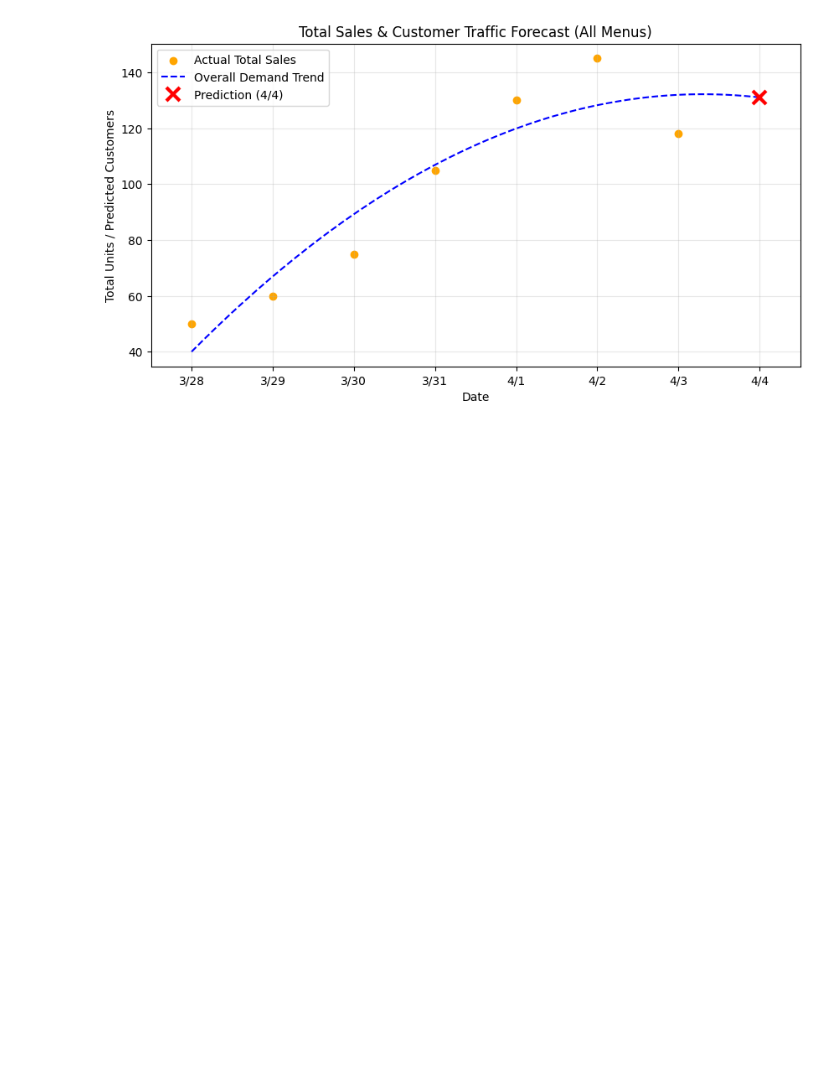
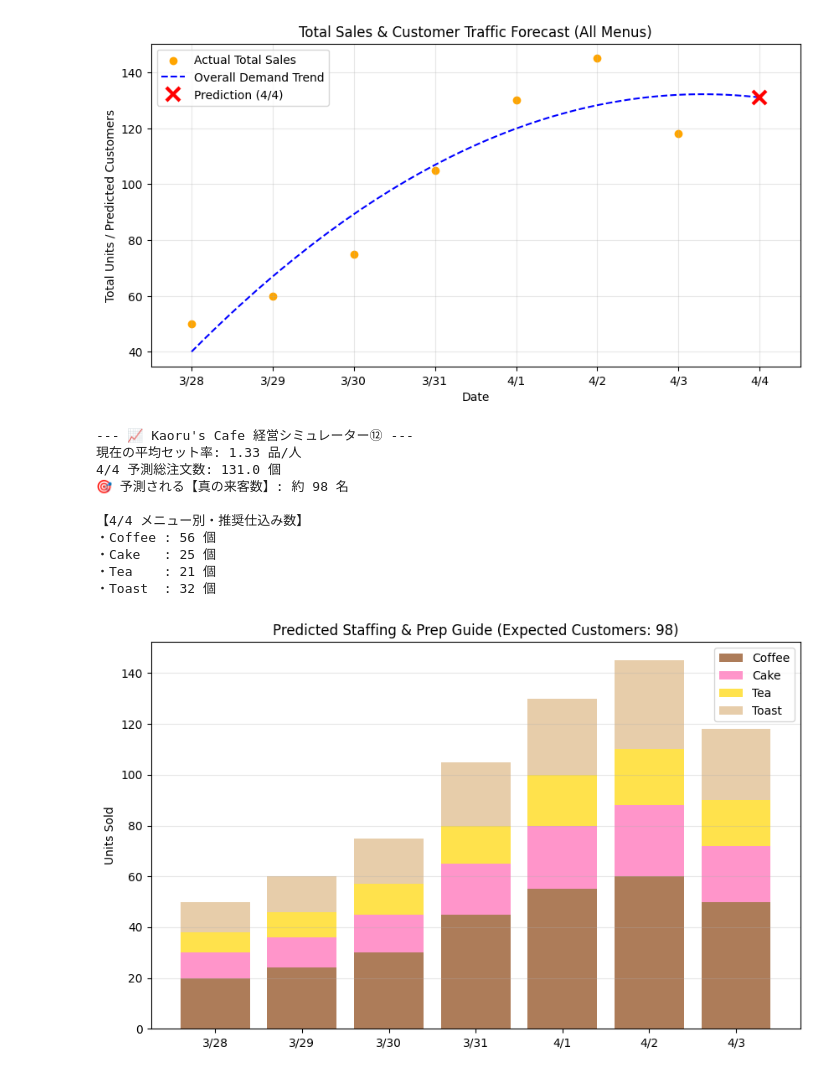
Before and after one commit to kaoru1018/cafe-forecast, a Jupyter notebook: Cafe経営レポート.ipynb, the cells around one changed output. Drawn from its saved outputs; the diff is of its cells as text; code cells hidden in the pictures; blank space fills up the shorter version.

```diff
--- a/Cafe経営レポート.ipynb
+++ b/Cafe経営レポート.ipynb
@@ -549,3 +548,82 @@ plt.show()
 4/4（8日目）の予測総注文数: 131.0 個
 予測される来店者数（1人1品の場合）: 約 130 名
 [figure]
+# %%
+#Kaoru's Cafe 経営レポート⑫
+
+import numpy as np
+import matplotlib.pyplot as plt
+
+# --- 1. データの準備（4つの全メニュー） ---
+sales_matrix = np.array([
+    [20, 10,  8, 12], # 3/28 (合計50)
+    [24, 12, 10, 14], # 3/29 (合計60)
+    [30, 15, 12, 18], # 3/30 (合計75)
+    [45, 20, 15, 25], # 3/31 (合計105)
+    [55, 25, 20, 30], # 4/1  (合計130)
+    [60, 28, 22, 35], # 4/2  (合計145)
+    [50, 22, 18, 28]  # 4/3  (合計118)
+])
+
+# 過去7日間の「来店者数（実測）」データがあったと仮定します
+# （注文数より少し少ない、リアルな数字です）
+actual_customers = np.array([38, 45, 58, 80, 95, 105, 90])
+
+menu_names = ['Coffee', 'Cake', 'Tea', 'Toast']
+days_labels = ['3/28', '3/29', '3/30', '3/31', '4/1', '4/2', '4/3', '4/4']
+x = np.arange(1, 8)
+
+# --- 2. 経営指標「セット率」の算出 ---
+# 過去7日間の (総注文数 ÷ 来客数) の平均を出します
+total_orders_history = np.sum(sales_matrix, axis=1)
+set_rates = total_orders_history / actual_customers
+avg_set_rate = np.mean(set_rates) # 平均セット率（例：1.35品/人）
+
+# --- 3. メニュー別の需要予測（2次関数） ---
+predictions = []
+for i in range(4):
+    params = np.polyfit(x, sales_matrix[:, i], 2)
+    func = np.poly1d(params)
+    predictions.append(func(8)) # 4/4の予測
+
+total_predicted_orders = sum(predictions)
+# セット率を使って「4/4の真の来客数」を予測
+predicted_customers = total_predicted_orders / avg_set_rate
+
+# --- 分析結果の表示 ---
+print(f"--- 📈 Kaoru's Cafe 経営シミュレーター⑫ ---")
+print(f"現在の平均セット率: {avg_set_rate:.2f} 品/人")
+print(f"4/4 予測総注文数: {total_predicted_orders:.1f} 個")
+print(f"🎯 予測される【真の来客数】: 約 {int(predicted_customers)} 名\n")
+
+print("【4/4 メニュー別・推奨仕込み数】")
+for name, count in zip(menu_names, predictions):
+    print(f"・{name:<7}: {int(np.ceil(count))} 個") # 切り上げ表示
+
+# --- 4. 視覚化（積み上げグラフで内訳を見せる） ---
+plt.figure(figsize=(10, 6))
+# 過去のデータを積み上げ棒グラフで表示
+bottom = np.zeros(7)
+colors = ['#8B4513', '#FF69B4', '#FFD700', '#DEB887'] # コーヒー, ケーキ, 紅茶, トーストの色イメージ
+
+for i in range(4):
+    plt.bar(days_labels[:-1], sales_matrix[:, i], bottom=bottom, label=menu_names[i], color=colors[i], alpha=0.7)
+    bottom += sales_matrix[:, i]
+
+plt.title(f"Predicted Staffing & Prep Guide (Expected Customers: {int(predicted_customers)})")
+plt.ylabel("Units Sold")
+plt.legend()
+plt.grid(True, axis='y', alpha=0.3)
+plt.show()
+# %% [output]
+--- 📈 Kaoru's Cafe 経営シミュレーター⑫ ---
+現在の平均セット率: 1.33 品/人
+4/4 予測総注文数: 131.0 個
+🎯 予測される【真の来客数】: 約 98 名
+
+【4/4 メニュー別・推奨仕込み数】
+・Coffee : 56 個
+・Cake   : 25 個
+・Tea    : 21 個
+・Toast  : 32 個
+[figure, added]
```
Also changed, not shown: parts of 3 cells of this notebook.
